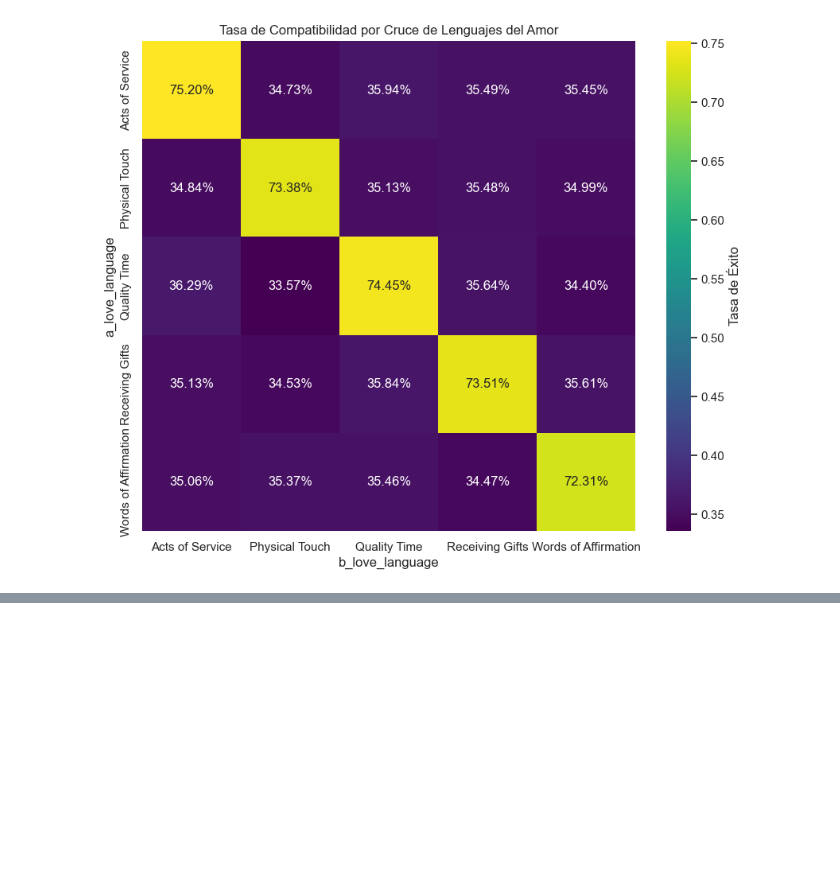
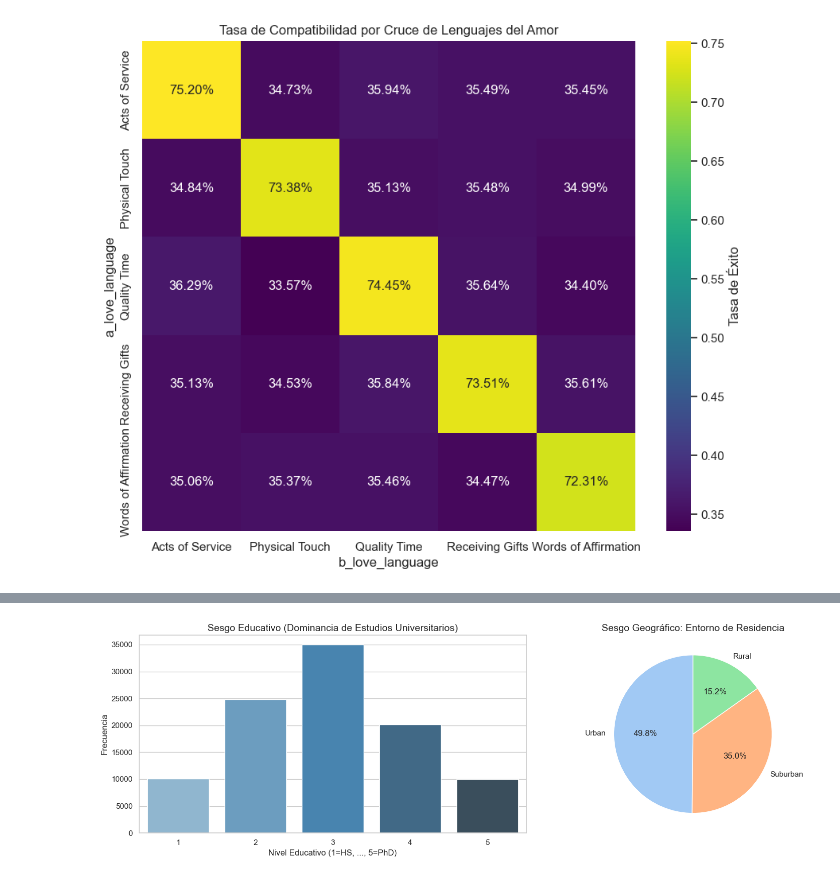
Before and after one commit to OscarDominguezOcana/DISIA-G5, a Jupyter notebook: [DISIA] - G5 - Hito 2.ipynb, the cells around one changed output, grey strips where cells are left out. Cells and saved outputs as stored; diff of their text form; code cells hidden in the pictures; blank space fills up the shorter version.

```diff
--- a/[DISIA] - G5 - Hito 2.ipynb
+++ b/[DISIA] - G5 - Hito 2.ipynb
@@ -112,19 +115,0 @@ Visualizaremos la interacción bidimensional de rasgos continuos. Por ejemplo, c
-# %%
-fig, axes = plt.subplots(1, 2, figsize=(16, 6))
-
-# Mapa de calor KDE para Ambición
-sns.kdeplot(data=df[df['compatible']==1], x='a_career_ambition', y='b_career_ambition',
-            cmap="Blues", fill=True, ax=axes[0], alpha=0.7)
-sns.kdeplot(data=df[df['compatible']==0], x='a_career_ambition', y='b_career_ambition',
-            cmap="Reds", fill=False, ax=axes[0], alpha=0.7)
-axes[0].set_title('Afinidad en Ambición: Compatibles (Azul) vs Incompatibles (Rojo)')
-axes[0].plot([0, 1], [0, 1], 'k--', lw=1) # Línea de identidad
-
-# Boxplot de diferencias de edad
-df['temp_age_diff'] = abs(df['a_age'] - df['b_age'])
-sns.violinplot(x='compatible', y='temp_age_diff', data=df, ax=axes[1], palette="Pastel1", inner="quartile")
-axes[1].set_title('Diferencia de Edad vs Éxito Relacional')
-
-plt.tight_layout()
-plt.show()
-df.drop(columns=['temp_age_diff'], inplace=True)
@@ -159,0 +142,19 @@ En el proyecto original se agrupaban los datos por posiciones en el campo. En Cu
+# %%
+fig, axes = plt.subplots(1, 2, figsize=(16, 5))
+
+# Visualización 3: Sesgo Demográfico (Nivel Educativo)
+sns.countplot(x='a_education', data=df, ax=axes[0], palette='Blues_d')
+axes[0].set_title('Sesgo Educativo (Dominancia de Estudios Universitarios)', fontsize=14)
+axes[0].set_xlabel('Nivel Educativo (1=HS, ..., 5=PhD)')
+axes[0].set_ylabel('Frecuencia')
+
+# Visualización 4: Sesgo Geográfico (Localización)
+location_counts = df['a_location'].value_counts()
+axes[1].pie(location_counts, labels=location_counts.index, autopct='%1.1f%%',
+               startangle=90, colors=sns.color_palette("pastel"))
+axes[1].set_title('Sesgo Geográfico: Entorno de Residencia', fontsize=14)
+
+plt.tight_layout()
+plt.show()
+# %% [output]
+[figure, added]
```
Also changed, not shown: parts of 40 cells of this notebook.
